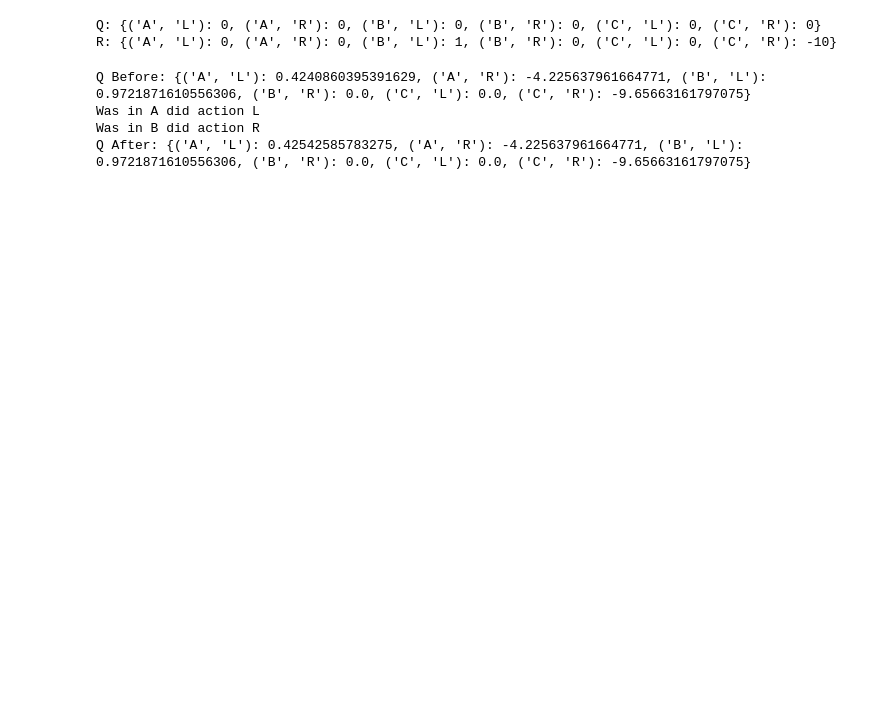
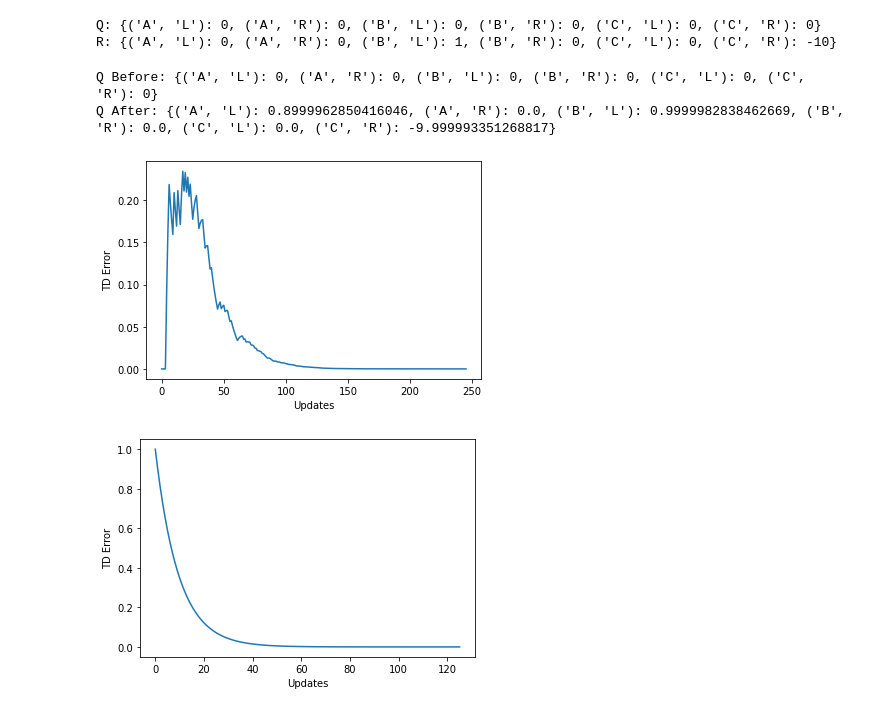
Before and after one commit to santmarti/SDIC-Code, a Jupyter notebook: notebooks/00-RL-Class-From-Scratch.ipynb, the cells around one changed output. Drawn from its saved outputs; the diff is of its cells as text; code cells hidden in the pictures; blank space fills up the shorter version.

```diff
--- a/notebooks/00-RL-Class-From-Scratch.ipynb
+++ b/notebooks/00-RL-Class-From-Scratch.ipynb
@@ -57,28 +101,41 @@ R: {('A', 'L'): 0, ('A', 'R'): 0, ('B', 'L'): 1, ('B', 'R'): 0, ('C', 'L'): 0, (
 # %%
 print("Q Before:", Q)
 
-for _ in range(1):    # trials loop
-    # one single trial
+
+td_list_A = []
+td_list_B = []
+for _ in range(500):    # trials loop
 
     # decision on first junction
     S_current = 'A'
     a = random.choice(A)
-    print("Was in", S_current, "did action", a)
+    #print("Was in", S_current, "did action", a)
     S_next = 'B' if a == 'L' else 'C'  # transition function from environment
 
     q_max_S_next = max([Q[(S_next, a_)] for a_ in A])
     TD_error = R[(S_current,a)] + gamma*q_max_S_next - Q[(S_current,a)]
     Q[(S_current,a)] = Q[(S_current,a)] + alfa*TD_error
 
+    if a == 'L':
+        td_list_A += [TD_error]  # We track the TD error of state A after doing L
+
     S_current = S_next
-    # decision on second junction
+    # decision on second junction (no need to discount as it is a terminal state)
     a = random.choice(A)
-    print("Was in", S_current, "did action", a)
-    Q[(S_current,a)] = Q[(S_current,a)] + alfa*(R[(S_current,a)] - Q[(S_current,a)])
+    #print("Was in", S_current, "did action", a)
+    TD_error = R[(S_current,a)] - Q[(S_current,a)]
+    Q[(S_current,a)] = Q[(S_current,a)] + alfa*TD_error
+
+    if S_current == 'B' and a == 'L':  # We track the TD error of state B after doing L
+        td_list_B += [TD_error]
 
 print("Q After:", Q)
 # %% [output]
-Q Before: {('A', 'L'): 0.4240860395391629, ('A', 'R'): -4.225637961664771, ('B', 'L'): 0.9721871610556306, ('B', 'R'): 0.0, ('C', 'L'): 0.0, ('C', 'R'): -9.65663161797075}
-Was in A did action L
-Was in B did action R
-Q After: {('A', 'L'): 0.42542585783275, ('A', 'R'): -4.225637961664771, ('B', 'L'): 0.9721871610556306, ('B', 'R'): 0.0, ('C', 'L'): 0.0, ('C', 'R'): -9.65663161797075}
+Q Before: {('A', 'L'): 0, ('A', 'R'): 0, ('B', 'L'): 0, ('B', 'R'): 0, ('C', 'L'): 0, ('C', 'R'): 0}
+Q After: {('A', 'L'): 0.8999962850416046, ('A', 'R'): 0.0, ('B', 'L'): 0.9999982838462669, ('B', 'R'): 0.0, ('C', 'L'): 0.0, ('C', 'R'): -9.999993351268817}
+# %%
+plot(td_list_A)
+plot(td_list_B)
+# %% [output]
+[figure, added]
+[figure, added]
```
Also changed, not shown: parts of 9 cells of this notebook.
